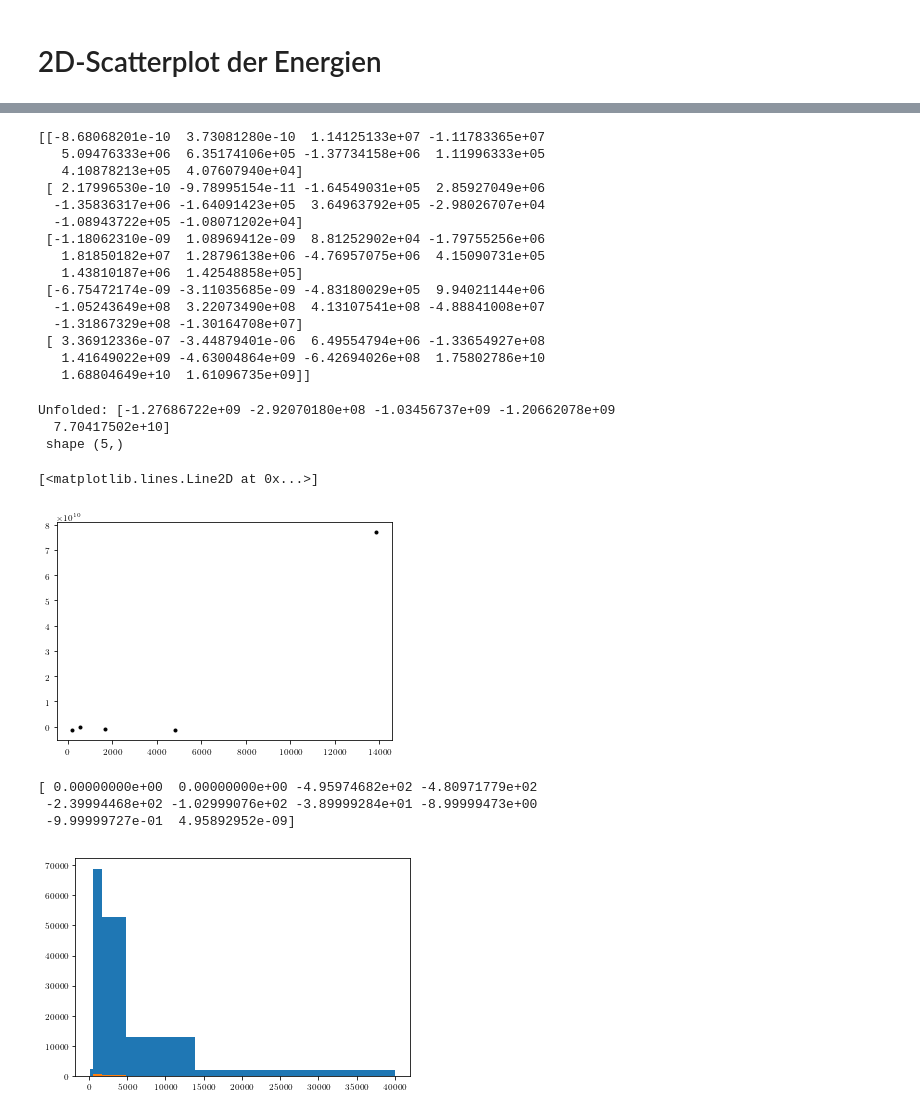
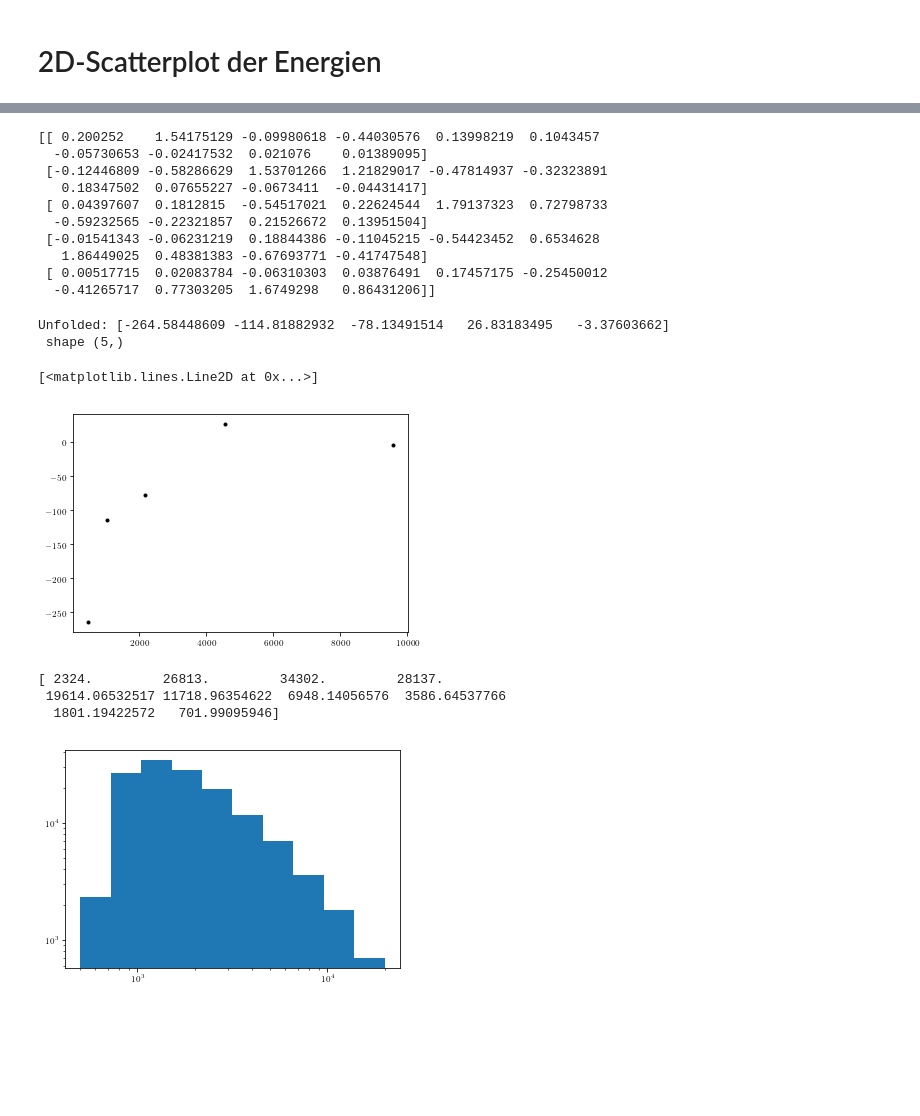
Before and after one commit to Ninilini/FP_Teilchen, a Jupyter notebook: FACT/plots/data_reading.ipynb, the cells around one changed output, grey strips where cells are left out. Saved outputs shown, nothing was run; the diff lists cells and outputs as text; code cells hidden in the pictures; blank space fills up the shorter version.

```diff
--- a/FACT/plots/data_reading.ipynb
+++ b/FACT/plots/data_reading.ipynb
@@ -143,10 +143,10 @@ matrix, xedge, yedge = np.histogram2d(
     gammas_sel['gamma_energy_prediction'],
     gammas_sel['corsika_event_header_total_energy'],
                                          bins=[
-                                             np.logspace(np.log10(200),np.log10(40e3),11),
-                                             np.logspace(np.log10(200),np.log10(40e3),6),
-                                         ],
-                                         normed='True')
+                                             np.logspace(np.log10(500),np.log10(20e3),11),
+                                             np.logspace(np.log10(500),np.log10(20e3),6),
+                                         ])
+matrix = matrix/np.sum(matrix,axis=0) #hier erfolgt die Normierung
 plt.matshow(matrix)
 # %% [output]
 <matplotlib.image.AxesImage at 0x...>
@@ -206,42 +170,40 @@ print(matrix)
 inv = np.linalg.pinv(matrix)
 print(inv)
 # %% [output]
-[[-8.68068201e-10  3.73081280e-10  1.14125133e+07 -1.11783365e+07
-   5.09476333e+06  6.35174106e+05 -1.37734158e+06  1.11996333e+05
-   4.10878213e+05  4.07607940e+04]
- [ 2.17996530e-10 -9.78995154e-11 -1.64549031e+05  2.85927049e+06
-  -1.35836317e+06 -1.64091423e+05  3.64963792e+05 -2.98026707e+04
-  -1.08943722e+05 -1.08071202e+04]
- [-1.18062310e-09  1.08969412e-09  8.81252902e+04 -1.79755256e+06
-   1.81850182e+07  1.28796138e+06 -4.76957075e+06  4.15090731e+05
-   1.43810187e+06  1.42548858e+05]
- [-6.75472174e-09 -3.11035685e-09 -4.83180029e+05  9.94021144e+06
-  -1.05243649e+08  3.22073490e+08  4.13107541e+08 -4.88841008e+07
-  -1.31867329e+08 -1.30164708e+07]
- [ 3.36912336e-07 -3.44879401e-06  6.49554794e+06 -1.33654927e+08
-   1.41649022e+09 -4.63004864e+09 -6.42694026e+08  1.75802786e+10
-   1.68804649e+10  1.61096735e+09]]
+[[ 0.200252    1.54175129 -0.09980618 -0.44030576  0.13998219  0.1043457
+  -0.05730653 -0.02417532  0.021076    0.01389095]
+ [-0.12446809 -0.58286629  1.53701266  1.21829017 -0.47814937 -0.32323891
+   0.18347502  0.07655227 -0.0673411  -0.04431417]
+ [ 0.04397607  0.1812815  -0.54517021  0.22624544  1.79137323  0.72798733
+  -0.59232565 -0.22321857  0.21526672  0.13951504]
+ [-0.01541343 -0.06231219  0.18844386 -0.11045215 -0.54423452  0.6534628
+   1.86449025  0.48381383 -0.67693771 -0.41747548]
+ [ 0.00517715  0.02083784 -0.06310303  0.03876491  0.17457175 -0.25450012
+  -0.41265717  0.77303205  1.6749298   0.86431206]]
 # %%
 # Naive Entfaltung
 ev = g-b
 print('Unfolded: {}\n shape {}'.format(inv.dot(ev), np.shape(inv.dot(ev))))
 plt.plot(yedge[:-1], inv.dot(ev), 'k.')
 # %% [output]
-Unfolded: [-1.27686722e+09 -2.92070180e+08 -1.03456737e+09 -1.20662078e+09
-  7.70417502e+10]
+Unfolded: [-264.58448609 -114.81882932  -78.13491514   26.83183495   -3.37603662]
  shape (5,)
 [<matplotlib.lines.Line2D at 0x...>]
-[figure, old version]
+[figure, new version]
 # %%
 #Entfaltung mit Likelihood-Fit
-f, bins, p = plt.hist(gammas_sel['corsika_event_header_total_energy'], bins=yedge)
-b, bins, p = plt.hist(bkg['gamma_energy_prediction'], bins=xedge)
-lam = matrix.dot(f)-b
+f, bins = np.histogram(gammas_sel['corsika_event_header_total_energy'], bins=yedge)
+b, bins = np.histogram(bkg['gamma_energy_prediction'], bins=xedge)
+lam = matrix@f-b
+bincenter = (bins[:-1]+bins[1:])/2
+plt.hist(bincenter, bins=bins, weights=lam)
+plt.xscale('log')
+plt.yscale('log')
 print(lam)
 # %% [output]
-[ 0.00000000e+00  0.00000000e+00 -4.95974682e+02 -4.80971779e+02
- -2.39994468e+02 -1.02999076e+02 -3.89999284e+01 -8.99999473e+00
- -9.99999727e-01  4.95892952e-09]
+[ 2324.         26813.         34302.         28137.
+ 19614.06532517 11718.96354622  6948.14056576  3586.64537766
+  1801.19422572   701.99095946]
-[figure, old version]
+[figure, new version]
 # %%
 likelihood =
```
Also changed, not shown: parts of 5 cells of this notebook.
